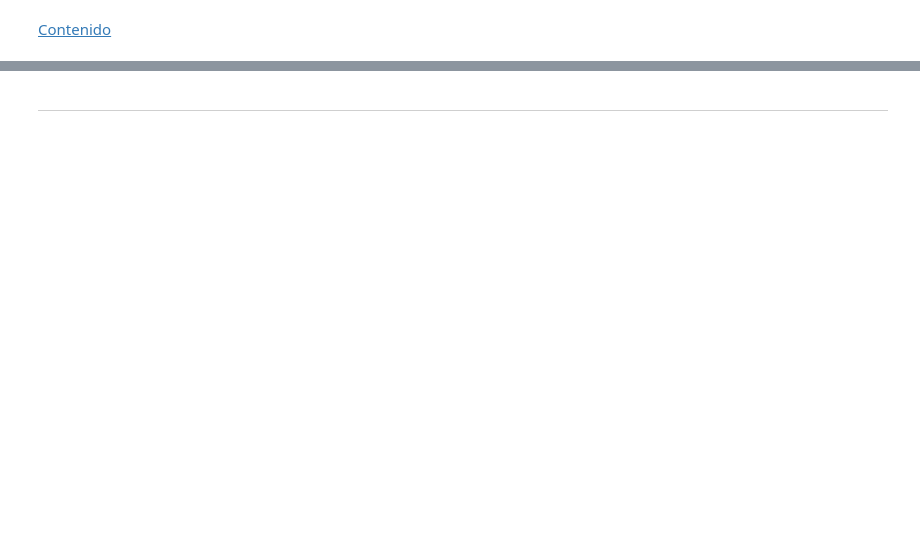
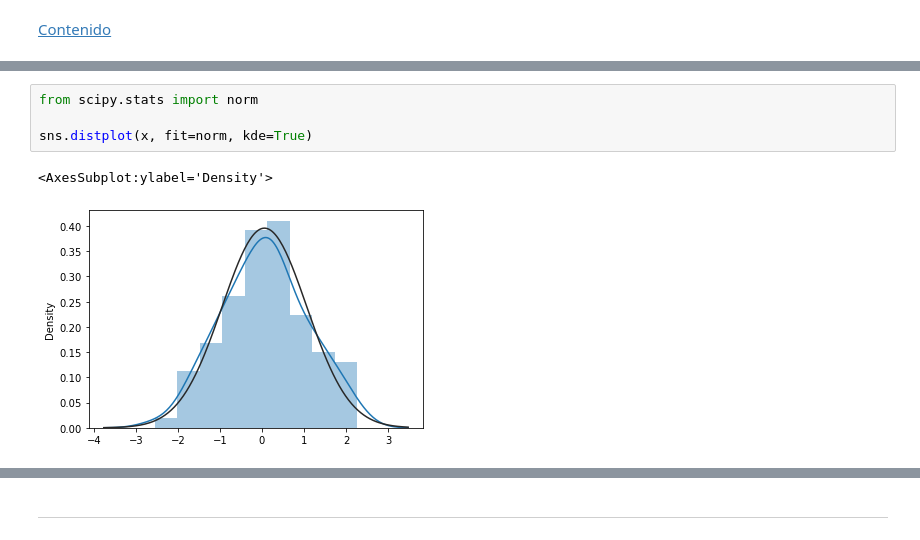
Before and after one commit to dazulu4/data-science-dojo, a Jupyter notebook: P05-visualizacion.ipynb, the cells around one changed output, grey strips where cells are left out. Cells and saved outputs as stored; diff of their text form; blank space fills up the shorter version.

```diff
--- a/P05-visualizacion.ipynb
+++ b/P05-visualizacion.ipynb
@@ -142,0 +153,7 @@ gg.ggplot(pd.DataFrame({'x':np.arange(10)}),
+# %%
+from scipy.stats import norm
+
+sns.distplot(x, fit=norm, kde=True)
+# %% [output]
+<AxesSubplot:ylabel='Density'>
+[figure, added]
```
Also changed, not shown: parts of 26 cells of this notebook, 11 other files.
